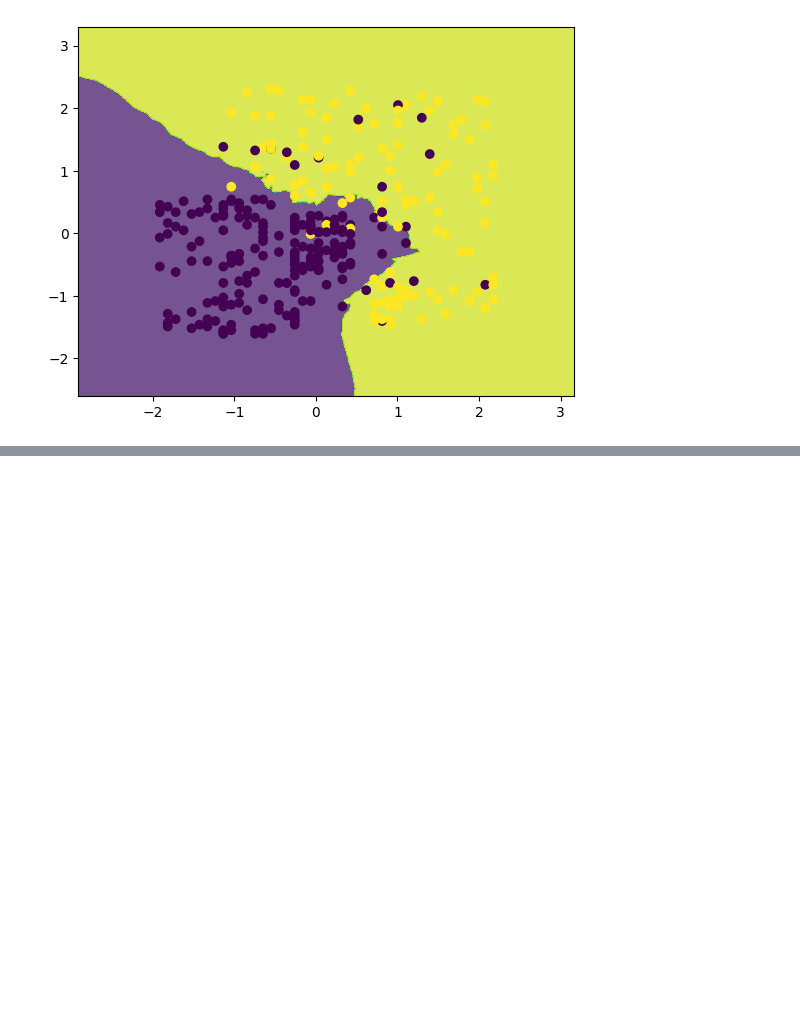
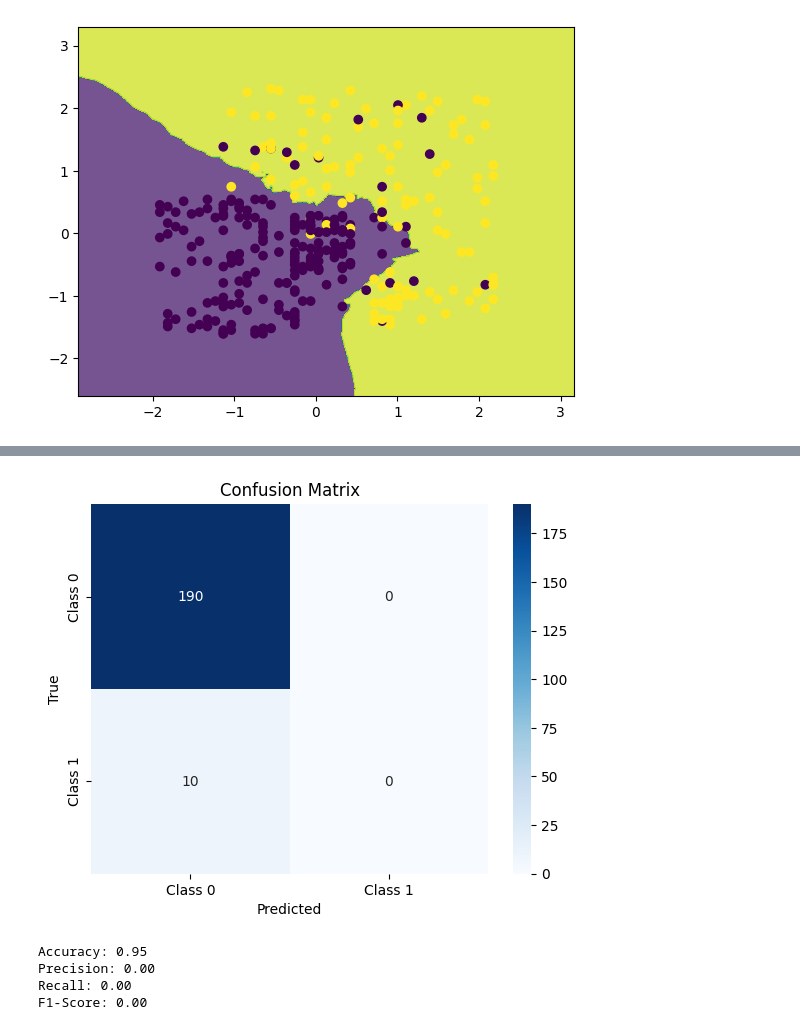
Before and after one commit to Danishdbu/ml1_Danish, a Jupyter notebook: KNN.ipynb, the cells around one changed output, grey strips where cells are left out. Drawn from its saved outputs; the diff is of its cells as text; code cells hidden in the pictures; blank space fills up the shorter version.

Commit message:
"calculate the metrics"

```diff
--- a/KNN.ipynb
+++ b/KNN.ipynb
@@ -246,0 +260,55 @@ plt.scatter(X_train[:,0],X_train[:,1], c=y_train)
+# %%
+import numpy as np
+from sklearn.model_selection import train_test_split
+from sklearn.linear_model import LogisticRegression
+from sklearn.metrics import accuracy_score, precision_score, recall_score, f1_score
+from sklearn.metrics import confusion_matrix
+import seaborn as sns
+import matplotlib.pyplot as plt
+
+
+
+# Generate imbalanced data
+X = np.random.randn(1000, 5)  # Features
+y = np.concatenate([np.zeros(950), np.ones(50)])  # Imbalanced target variable
+
+# Split data into train and test sets
+X_train, X_test, y_train, y_test = train_test_split(X, y, test_size=0.2, random_state=42)
+
+# Train logistic regression model
+model = LogisticRegression()
+model.fit(X_train, y_train)
+
+# Make predictions
+y_pred = model.predict(X_test)
+
+# Calculate evaluation metrics
+accuracy = accuracy_score(y_test, y_pred)
+
+cm = confusion_matrix(y_test, y_pred)
+
+
+precision = precision_score(y_test, y_pred)
+recall = recall_score(y_test, y_pred)
+f1 = f1_score(y_test, y_pred)
+
+# Print the metrics
+# Visualize confusion matrix
+labels = ['Class 0', 'Class 1']
+sns.heatmap(cm, annot=True, fmt='d', cmap='Blues', xticklabels=labels, yticklabels=labels)
+plt.xlabel('Predicted')
+plt.ylabel('True')
+plt.title('Confusion Matrix')
+plt.show()
+
+print(f"Accuracy: {accuracy:.2f}")
+
+print(f"Precision: {precision:.2f}")
+print(f"Recall: {recall:.2f}")
+print(f"F1-Score: {f1:.2f}")
+# %% [output]
+[figure, added]
+Accuracy: 0.95
+Precision: 0.00
+Recall: 0.00
+F1-Score: 0.00
```
Also changed, not shown: parts of 4 cells of this notebook.
